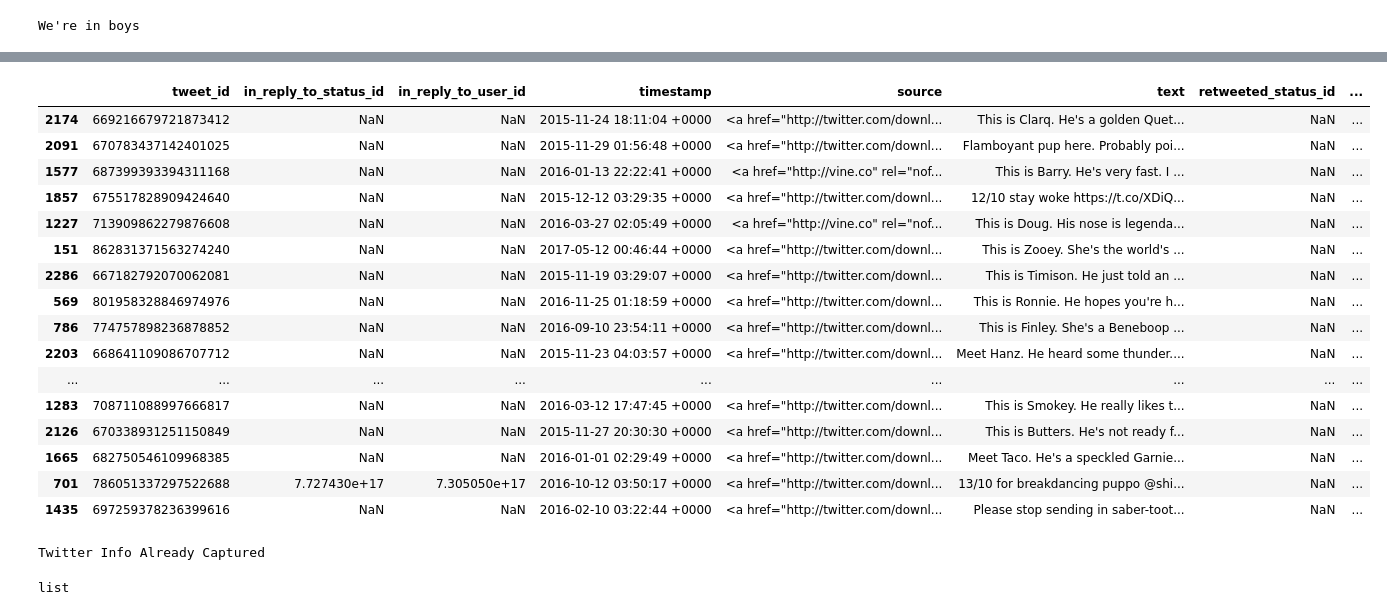
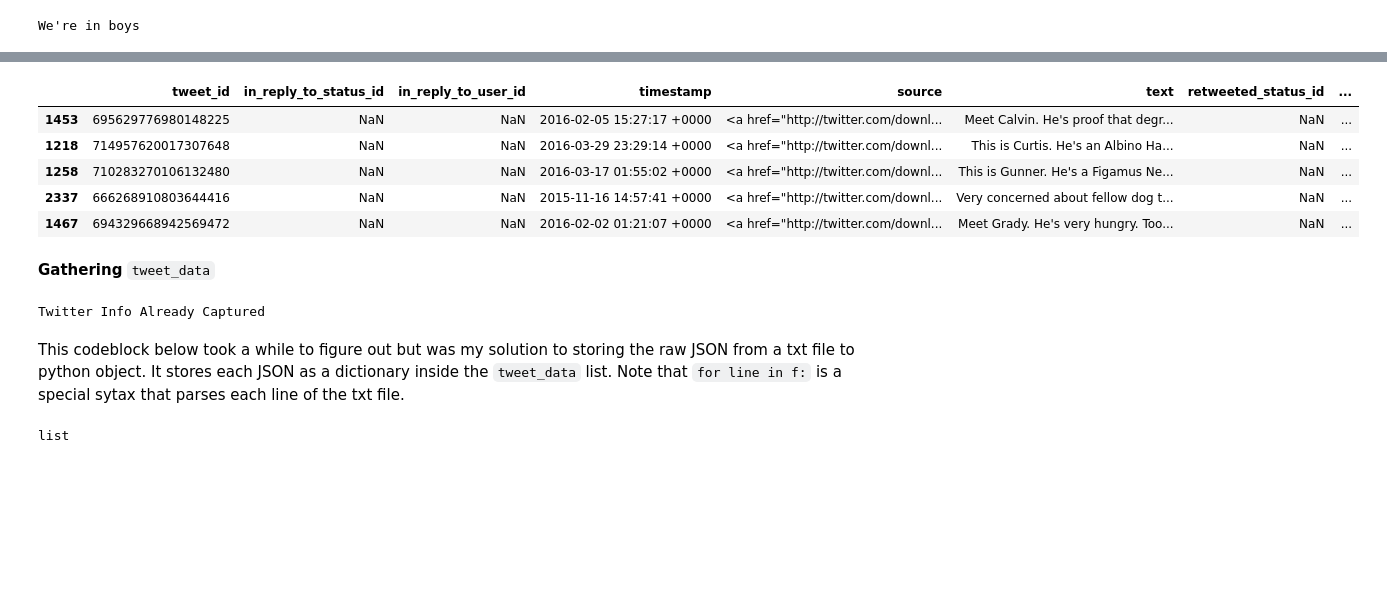
Before and after one commit to GarrettMarkScott/WeRateDogs_Twitter_Analysis, a Jupyter notebook: WeRateDogs_Notebook.ipynb, the cells around one changed output, grey strips where cells are left out. Saved outputs shown, nothing was run; the diff lists cells and outputs as text; code cells hidden in the pictures; blank space fills up the shorter version.

Commit message:
Master dataFrame Built

```diff
--- a/WeRateDogs_Notebook.ipynb
+++ b/WeRateDogs_Notebook.ipynb
@@ -42,21 +60,10 @@ img_prediction.sample(20)
 # %%
 post_archive = pd.read_csv('twitter-archive-enhanced.csv')
-post_archive.sample(20)
+post_archive.sample(5)
 # %% [output]
 |  | tweet_id | in_reply_to_status_id | in_reply_to_user_id | timestamp | source | text | retweeted_status_id | ... |
-| 2174 | 669216679721873412 | NaN | NaN | 2015-11-24 18:11:04 +0000 | <a href="http://twitter.com/downl... | This is Clarq. He's a golden Quet... | NaN | ... |
-| 2091 | 670783437142401025 | NaN | NaN | 2015-11-29 01:56:48 +0000 | <a href="http://twitter.com/downl... | Flamboyant pup here. Probably poi... | NaN | ... |
-| 1577 | 687399393394311168 | NaN | NaN | 2016-01-13 22:22:41 +0000 | <a href="http://vine.co" rel="nof... | This is Barry. He's very fast. I ... | NaN | ... |
-| 1857 | 675517828909424640 | NaN | NaN | 2015-12-12 03:29:35 +0000 | <a href="http://twitter.com/downl... | 12/10 stay woke https://t.co/XDiQ... | NaN | ... |
-| 1227 | 713909862279876608 | NaN | NaN | 2016-03-27 02:05:49 +0000 | <a href="http://vine.co" rel="nof... | This is Doug. His nose is legenda... | NaN | ... |
-| 151 | 862831371563274240 | NaN | NaN | 2017-05-12 00:46:44 +0000 | <a href="http://twitter.com/downl... | This is Zooey. She's the world's ... | NaN | ... |
-| 2286 | 667182792070062081 | NaN | NaN | 2015-11-19 03:29:07 +0000 | <a href="http://twitter.com/downl... | This is Timison. He just told an ... | NaN | ... |
-| 569 | 801958328846974976 | NaN | NaN | 2016-11-25 01:18:59 +0000 | <a href="http://twitter.com/downl... | This is Ronnie. He hopes you're h... | NaN | ... |
-| 786 | 774757898236878852 | NaN | NaN | 2016-09-10 23:54:11 +0000 | <a href="http://twitter.com/downl... | This is Finley. She's a Beneboop ... | NaN | ... |
-| 2203 | 668641109086707712 | NaN | NaN | 2015-11-23 04:03:57 +0000 | <a href="http://twitter.com/downl... | Meet Hanz. He heard some thunder.... | NaN | ... |
-| ... | ... | ... | ... | ... | ... | ... | ... | ... |
-| 1283 | 708711088997666817 | NaN | NaN | 2016-03-12 17:47:45 +0000 | <a href="http://twitter.com/downl... | This is Smokey. He really likes t... | NaN | ... |
-| 2126 | 670338931251150849 | NaN | NaN | 2015-11-27 20:30:30 +0000 | <a href="http://twitter.com/downl... | This is Butters. He's not ready f... | NaN | ... |
-| 1665 | 682750546109968385 | NaN | NaN | 2016-01-01 02:29:49 +0000 | <a href="http://twitter.com/downl... | Meet Taco. He's a speckled Garnie... | NaN | ... |
-| 701 | 786051337297522688 | 7.727430e+17 | 7.305050e+17 | 2016-10-12 03:50:17 +0000 | <a href="http://twitter.com/downl... | 13/10 for breakdancing puppo @shi... | NaN | ... |
-| 1435 | 697259378236399616 | NaN | NaN | 2016-02-10 03:22:44 +0000 | <a href="http://twitter.com/downl... | Please stop sending in saber-toot... | NaN | ... |
+| 1453 | 695629776980148225 | NaN | NaN | 2016-02-05 15:27:17 +0000 | <a href="http://twitter.com/downl... | Meet Calvin. He's proof that degr... | NaN | ... |
+| 1218 | 714957620017307648 | NaN | NaN | 2016-03-29 23:29:14 +0000 | <a href="http://twitter.com/downl... | This is Curtis. He's an Albino Ha... | NaN | ... |
+| 1258 | 710283270106132480 | NaN | NaN | 2016-03-17 01:55:02 +0000 | <a href="http://twitter.com/downl... | This is Gunner. He's a Figamus Ne... | NaN | ... |
+| 2337 | 666268910803644416 | NaN | NaN | 2015-11-16 14:57:41 +0000 | <a href="http://twitter.com/downl... | Very concerned about fellow dog t... | NaN | ... |
+| 1467 | 694329668942569472 | NaN | NaN | 2016-02-02 01:21:07 +0000 | <a href="http://twitter.com/downl... | Meet Grady. He's very hungry. Too... | NaN | ... |
@@ -70 +70,3 @@ access_secret = creds.access_secret
+# %% [markdown]
+**Gathering** `tweet_data`
 # %%
@@ -124,6 +105,8 @@ else:
 end = timer()
 # %% [output]
 Twitter Info Already Captured
+# %% [markdown]
+This codeblock below took a while to figure out but was my solution to storing the raw JSON from a txt file to python object. It stores each JSON as a dictionary inside the `tweet_data` list. Note that `for line in f:` is a special sytax that parses each line of the txt file.
 # %%
 with open('tweet_json.txt') as f:
     tweet_data = []
```
Also changed, not shown: parts of 24 cells of this notebook, 1 other file.
